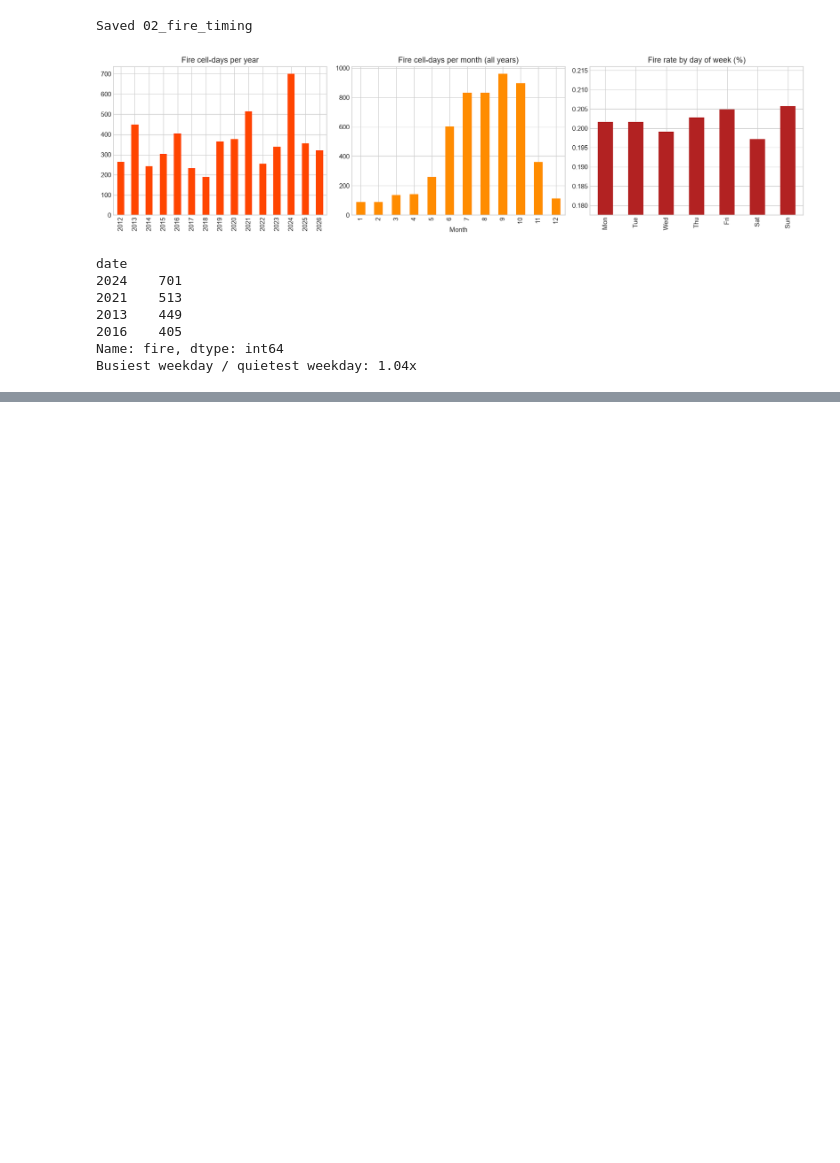
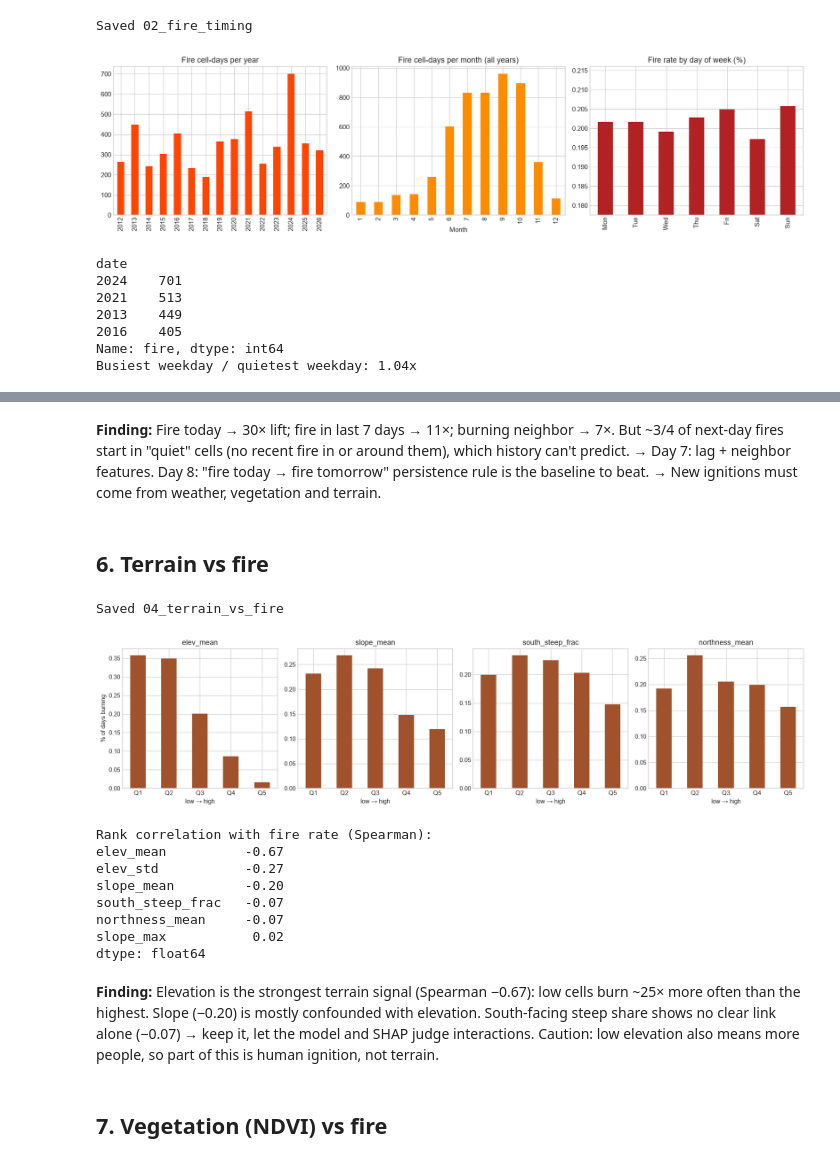
Before and after one commit to HasanOmeis/lebanon-wildfire-risk, a Jupyter notebook: notebooks/06_eda.ipynb, the cells around one changed output, grey strips where cells are left out. Saved outputs shown, nothing was run; the diff lists cells and outputs as text; code cells hidden in the pictures; blank space fills up the shorter version.

```diff
--- a/notebooks/06_eda.ipynb
+++ b/notebooks/06_eda.ipynb
@@ -157,0 +250,27 @@ Busiest weekday / quietest weekday: 1.04x
+# %%
+nbrs = gpd.sjoin(grid[["cell_id", "geometry"]], grid[["cell_id", "geometry"]], predicate="touches")  # pair every cell with each cell it touches (edges or corners)
+nbrs = nbrs[["cell_id_left", "cell_id_right"]].rename(columns={"cell_id_left": "cell_id", "cell_id_right": "nbr_id"})  # clean names: a cell and one of its neighbors
+print(f"Average neighbors per cell: {len(nbrs) / len(grid):.1f}")  # inland cells have 8; border and coast cells fewer
+
+nbr_fire = fire_days.rename(columns={"cell_id": "nbr_id"}).merge(nbrs, on="nbr_id")  # for each burning cell-day, list every cell next to it
+nbr_fire = nbr_fire[["cell_id", "date"]].drop_duplicates().assign(nbr_fire=1)  # one mark per cell-day that has at least one burning neighbor
+panel = panel.drop(columns=["nbr_fire"], errors="ignore")  # remove the column if this cell was run before, to avoid duplicates
+panel = panel.merge(nbr_fire, on=["cell_id", "date"], how="left")  # attach the neighbor mark
+panel["nbr_fire"] = panel["nbr_fire"].fillna(0).astype("int8")  # no burning neighbor = 0
+
+panel["fire_7d"] = panel.groupby("cell_id")["fire"].transform(lambda s: s.rolling(7, min_periods=1).sum())  # fire days in this cell over the last 7 days, including today (all known today, so no leakage)
+
+base = panel["fire_tomorrow"].mean()  # normal chance of fire tomorrow
+conditions = {  # each condition we want to test
+    "fire today": panel["fire"] == 1,  # the cell itself is burning
+    "neighbor fire today": panel["nbr_fire"] == 1,  # a touching cell is burning
+    "fire in last 7 days": panel["fire_7d"] > 0,  # the cell burned recently
+    "none of these": (panel["fire"] == 0) & (panel["nbr_fire"] == 0) & (panel["fire_7d"] == 0),  # quiet cell, quiet neighborhood
+}  # end of conditions
+
+rows = []  # will hold one result row per condition
+for name, mask in conditions.items():  # test each condition
+    rate = panel.loc[mask, "fire_tomorrow"].mean()  # chance of fire tomorrow when the condition holds
+    rows.append({"condition": name, "rows": int(mask.sum()), "fire_tomorrow_rate": f"{rate:.2%}", "lift": round(rate / base, 1)})  # rows, rate and lift
+print(f"Base rate: {base:.3%}")  # the reference everyone is compared to
+print(pd.DataFrame(rows).to_string(index=False))  # the result table, without the row index
@@ -157,0 +285,42 @@ Busiest weekday / quietest weekday: 1.04x
+# %% [markdown]
+**Finding:** Fire today → 30× lift; fire in last 7 days → 11×; burning neighbor → 7×.
+But ~3/4 of next-day fires start in "quiet" cells (no recent fire in or around them), which history can't predict.
+→ Day 7: lag + neighbor features. Day 8: "fire today → fire tomorrow" persistence rule is the baseline to beat.
+→ New ignitions must come from weather, vegetation and terrain.
+# %% [markdown]
+## 6. Terrain vs fire
+# %%
+cell_rate = (panel.groupby("cell_id")["fire"].mean() * 100).rename("fire_rate")  # percent of days each cell was burning
+cells = terrain.merge(cell_rate, left_on="cell_id", right_index=True)  # one row per cell: terrain + fire rate
+
+features = ["elev_mean", "slope_mean", "south_steep_frac", "northness_mean"]  # the terrain features to test
+fig, axes = plt.subplots(1, 4, figsize=(16, 4))  # four charts side by side
+for ax, f in zip(axes, features):  # one chart per feature
+    bins = pd.qcut(cells[f], 5, duplicates="drop")  # split cells into 5 equal-size groups by this feature
+    cells.groupby(bins, observed=True)["fire_rate"].mean().plot(kind="bar", ax=ax, color="sienna")  # average fire rate per group
+    ax.set_title(f)  # feature name as the title
+    ax.set_xlabel("low → high")  # groups go from lowest to highest values
+    ax.set_xticklabels(["Q1", "Q2", "Q3", "Q4", "Q5"][: len(ax.get_xticklabels())], rotation=0)  # short group names instead of long ranges
+axes[0].set_ylabel("% of days burning")  # y-axis label on the first chart only
+save_fig("04_terrain_vs_fire")  # save for the README
+plt.show()  # display the charts
+
+print("Rank correlation with fire rate (Spearman):")  # header
+print(cells[features + ["elev_std", "slope_max"]].corrwith(cells["fire_rate"], method="spearman").round(2).sort_values())  # how strongly each feature moves with fire rate, -1 to +1
+# %% [output]
+Saved 04_terrain_vs_fire
+[figure, added]
+Rank correlation with fire rate (Spearman):
+elev_mean          -0.67
+elev_std           -0.27
+slope_mean         -0.20
+south_steep_frac   -0.07
+northness_mean     -0.07
+slope_max           0.02
+dtype: float64
+# %% [markdown]
+**Finding:** Elevation is the strongest terrain signal (Spearman −0.67): low cells burn ~25× more often than the highest.
+Slope (−0.20) is mostly confounded with elevation. South-facing steep share shows no clear link alone (−0.07) → keep it, let the model and SHAP judge interactions.
+Caution: low elevation also means more people, so part of this is human ignition, not terrain.
+# %% [markdown]
+## 7. Vegetation (NDVI) vs fire
```
Also changed, not shown: parts of 18 cells of this notebook.
